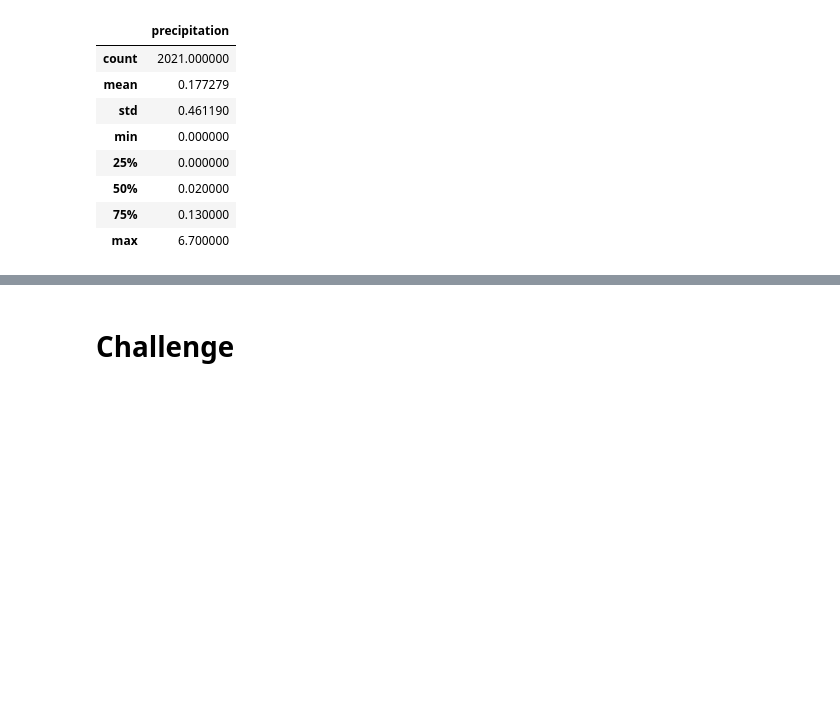
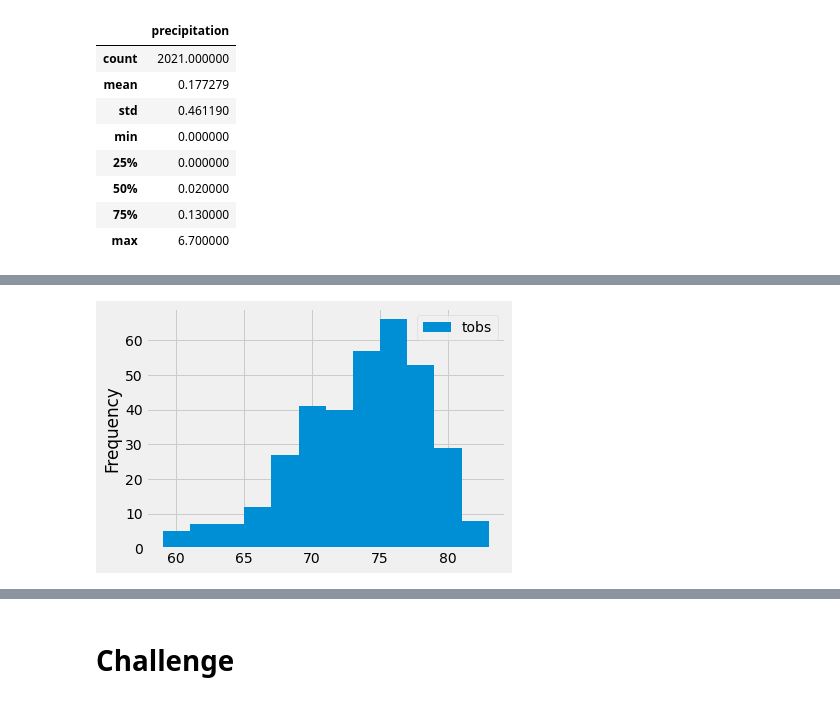
Before and after one commit to onsotiL/surfs_up, a Jupyter notebook: climate_analysis.ipynb, the cells around one changed output, grey strips where cells are left out. Drawn from its saved outputs; the diff is of its cells as text; code cells hidden in the pictures; blank space fills up the shorter version.

```diff
--- a/climate_analysis.ipynb
+++ b/climate_analysis.ipynb
@@ -168,3 +203,11 @@ df.describe()
 # %%
 # Choose the station with the highest number of temperature observations.
 # Query the last 12 months of temperature observation data for this station and plot the results as a histogram
+#1.session.query(Measurement.tobs)___results = session.query(Measurement.tobs).\
+#2.filter out all the stations except the most active station
+#3.filter to consider only the most recent year
+
+results = session.query(Measurement.tobs).\
+filter(Measurement.station == 'USC00519281').\
+filter(Measurement.date >= prev_year).all()
+print(results)
@@ -170,0 +216,4 @@ df.describe()
+# %%
+#Convert the Temperature Observation Results to a DataFrame
+df = pd.DataFrame(results, columns=['tobs'])
+df.head()
@@ -170,0 +227,11 @@ df.describe()
+# %%
+#Plot the Temperature Observations
+#histogram is a graph made up of a range of data that is separated into different bins.
+#it's recommended that you stay within a range of 5 to 20 bins.
+# divide the temperature observations into 12 different bins.
+#vcreate the histogram, using the plot() function and the hist() function
+df.plot.hist(bins=12)
+plt.tight_layout()
+#"Bin" refers to each rectangular column in the plot,
+# %% [output]
+[figure, added]
```
Also changed, not shown: parts of 13 cells of this notebook, 6 other files.
